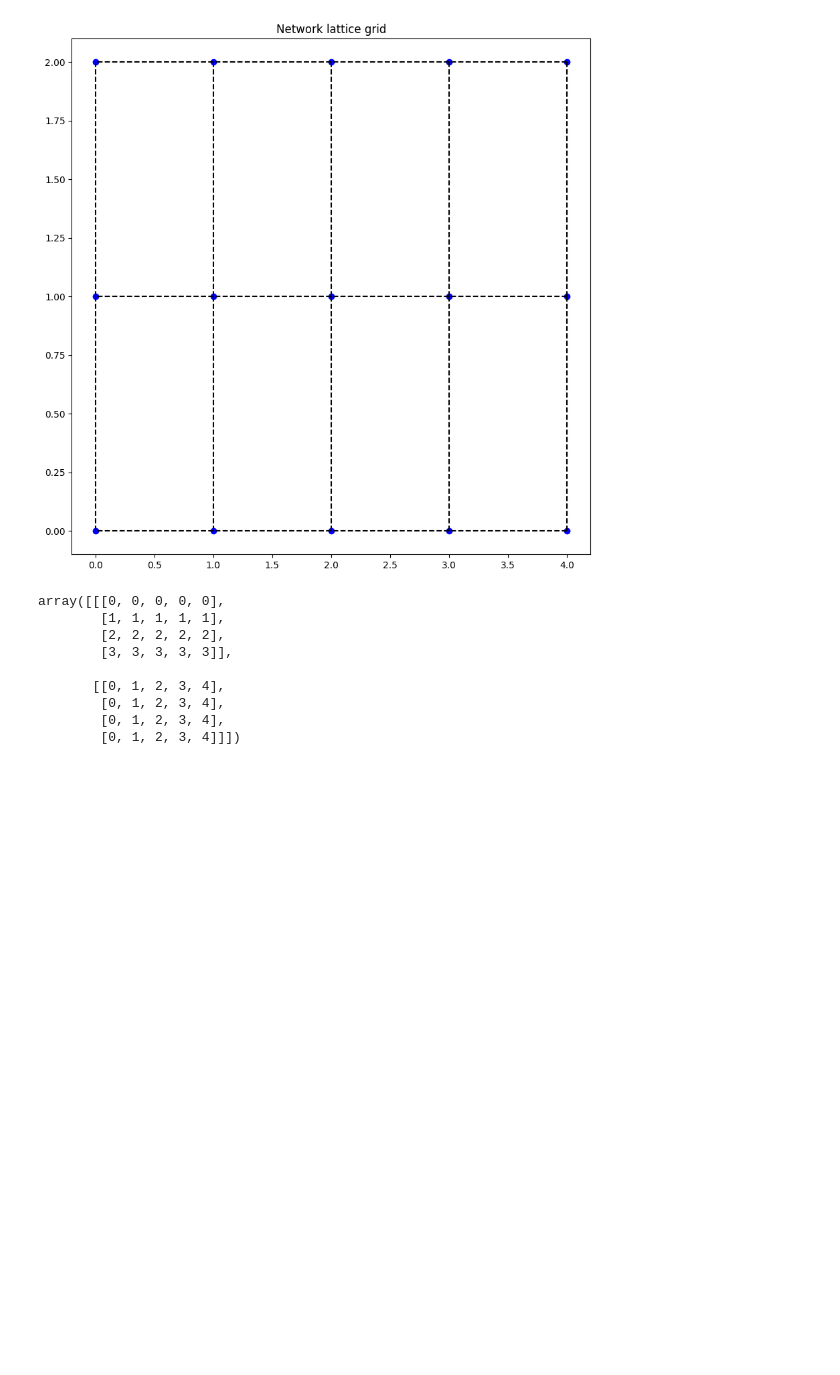
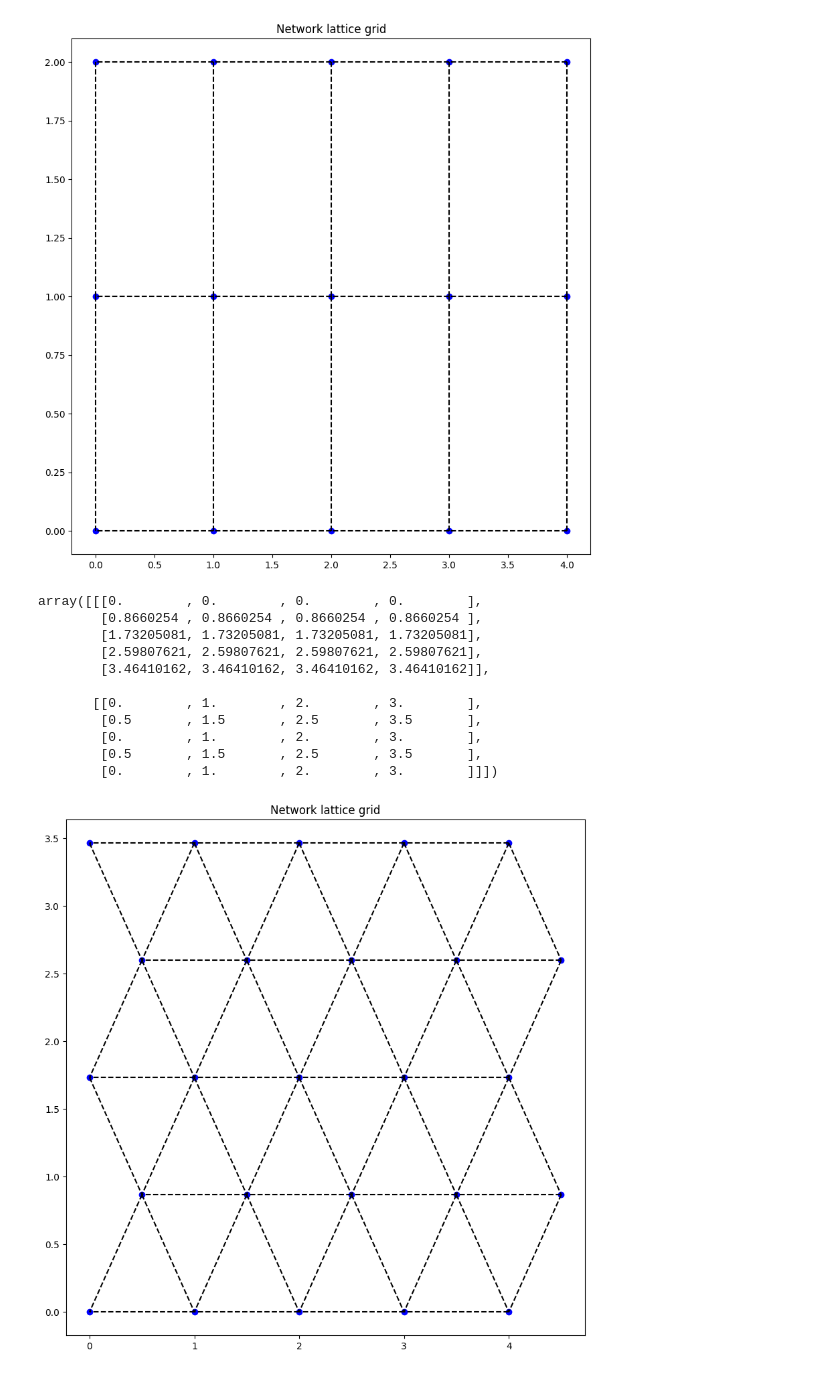
Before and after one commit to nizwant/methods_of_computational_intelligence, a Jupyter notebook: KohonenNetworks/KOH2.ipynb, the cells around one changed output. Saved outputs shown, nothing was run; the diff lists cells and outputs as text; code cells hidden in the pictures; blank space fills up the shorter version.

Commit message:
hexagonal lattice grid implemented

```diff
--- a/KohonenNetworks/KOH2.ipynb
+++ b/KohonenNetworks/KOH2.ipynb
@@ -26,14 +26,17 @@ class kohonen:
         else:
             self.neighborhood_function = self.mexican_hat_neighborhood
         self.neighborhood_proximity = neighborhood_proximity
+        self.lattice = lattice
         self.index_array = np.array(
             [
                 np.arange(M).repeat(N).reshape(M, N),
                 np.arange(N).repeat(M).reshape(N, M).T,
-            ]
+            ],
+            dtype=float,
         )
         if lattice == "hexagonal":
-            pass
+            self.index_array[0] = self.index_array[0] * np.sqrt(3) / 2
+            self.index_array[1][1::2] += 0.5
 
         # weights initialization
         self.weights = np.random.uniform(0, 1, (self.input_dim, M, N))
@@ -300,6 +303,31 @@ def plot_lattice_grid(network):
                     [network.index_array[0, i, j], network.index_array[0, i, j - 1]],
                     "k--",
                 )
+            if network.lattice == "hexagonal":
+                if i % 2 == 0 and j > 0 and i > 0:
+                    plt.plot(
+                        [
+                            network.index_array[1, i, j],
+                            network.index_array[1, i - 1, j - 1],
+                        ],
+                        [
+                            network.index_array[0, i, j],
+                            network.index_array[0, i - 1, j - 1],
+                        ],
+                        "k--",
+                    )
+                elif i % 2 == 1 and j < network.N - 1:
+                    plt.plot(
+                        [
+                            network.index_array[1, i, j],
+                            network.index_array[1, i - 1, j + 1],
+                        ],
+                        [
+                            network.index_array[0, i, j],
+                            network.index_array[0, i - 1, j + 1],
+                        ],
+                        "k--",
+                    )
     plt.title("Network lattice grid")
 # %%
 kochon = kohonen(3, 5, cube_x)
@@ -307,22 +335,32 @@ plot_lattice_grid(kochon)
 # %% [output]
 [figure]
 # %%
-M = 4
-N = 5
+M = 5
+N = 4
 index_array = np.array(
     [
         np.arange(M).repeat(N).reshape(M, N),
         np.arange(N).repeat(M).reshape(N, M).T,
-    ]
+    ],
+    dtype=float,
 )
+index_array[0] = index_array[0] * np.sqrt(3) / 2
+index_array[1][1::2] += 0.5
 index_array
 # %% [output]
-array([[[0, 0, 0, 0, 0],
-        [1, 1, 1, 1, 1],
-        [2, 2, 2, 2, 2],
-        [3, 3, 3, 3, 3]],
+array([[[0.        , 0.        , 0.        , 0.        ],
+        [0.8660254 , 0.8660254 , 0.8660254 , 0.8660254 ],
+        [1.73205081, 1.73205081, 1.73205081, 1.73205081],
+        [2.59807621, 2.59807621, 2.59807621, 2.59807621],
+        [3.46410162, 3.46410162, 3.46410162, 3.46410162]],
 
-       [[0, 1, 2, 3, 4],
-        [0, 1, 2, 3, 4],
-        [0, 1, 2, 3, 4],
-        [0, 1, 2, 3, 4]]])
+       [[0.        , 1.        , 2.        , 3.        ],
+        [0.5       , 1.5       , 2.5       , 3.5       ],
+        [0.        , 1.        , 2.        , 3.        ],
+        [0.5       , 1.5       , 2.5       , 3.5       ],
+        [0.        , 1.        , 2.        , 3.        ]]])
+# %%
+kochon = kohonen(5, 5, cube_x, lattice="hexagonal")
+plot_lattice_grid(kochon)
+# %% [output]
+[figure, added]
```
Also changed, not shown: parts of 1 cell of this notebook.
